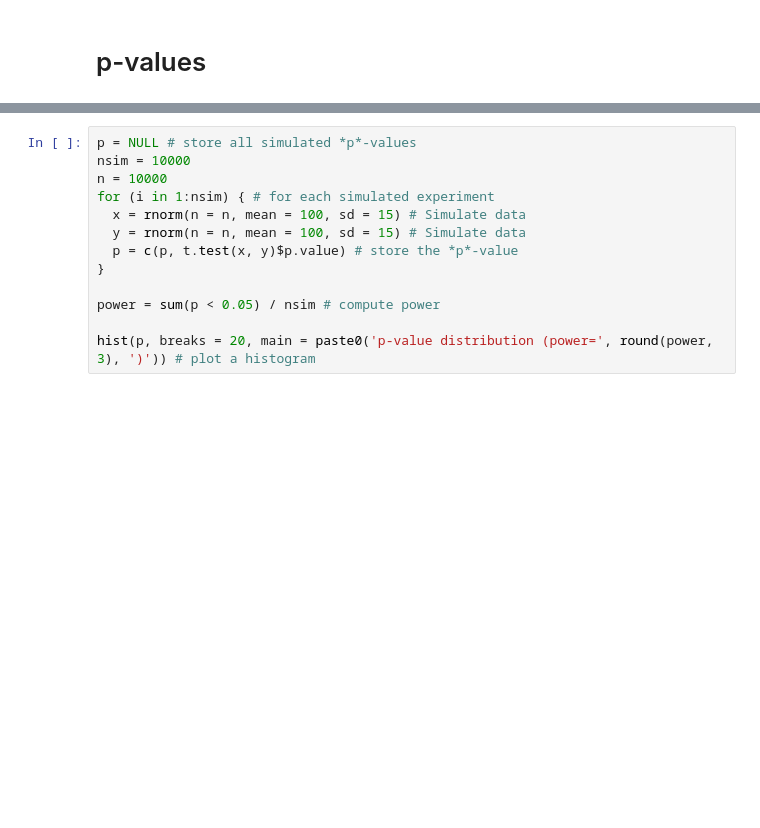
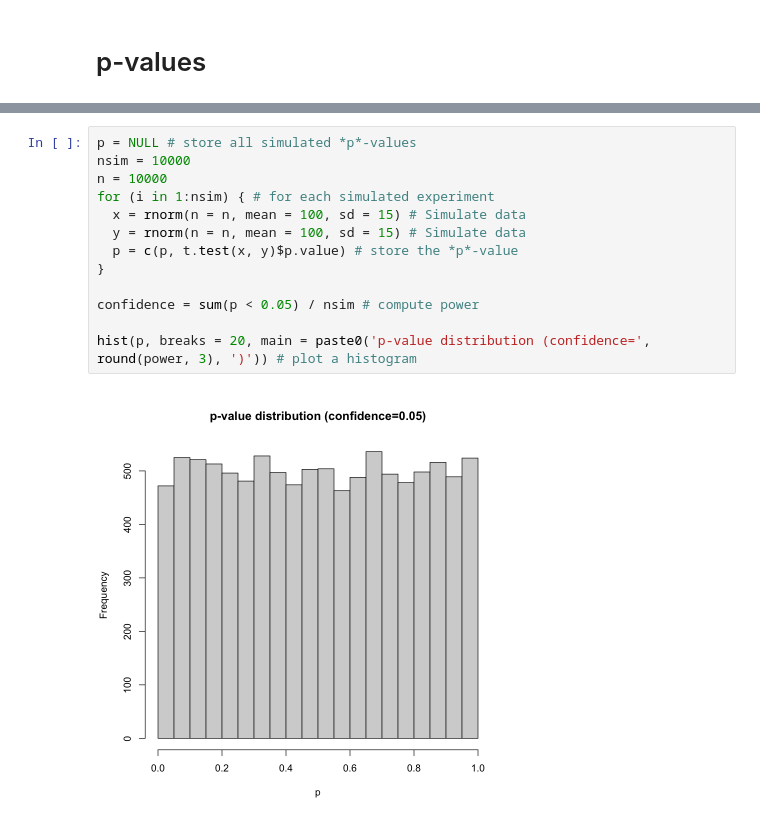
Before and after one commit to sdaza/survey-methods, a Jupyter notebook: code/2023-24/03-freq-inference.ipynb, the cells around one changed output, grey strips where cells are left out. Cells and saved outputs as stored; diff of their text form; blank space fills up the shorter version.

```diff
--- a/code/2023-24/03-freq-inference.ipynb
+++ b/code/2023-24/03-freq-inference.ipynb
@@ -419,13 +419,15 @@ hist(p, breaks = 20, main = paste0('p-value distribution (power=', round(power,
 # %%
 p = NULL # store all simulated *p*-values
 nsim = 10000
 n = 10000
 for (i in 1:nsim) { # for each simulated experiment
   x = rnorm(n = n, mean = 100, sd = 15) # Simulate data
   y = rnorm(n = n, mean = 100, sd = 15) # Simulate data
   p = c(p, t.test(x, y)$p.value) # store the *p*-value
 }
 
-power = sum(p < 0.05) / nsim # compute power
+confidence = sum(p < 0.05) / nsim # compute power
 
-hist(p, breaks = 20, main = paste0('p-value distribution (power=', round(power, 3), ')')) # plot a histogram
+hist(p, breaks = 20, main = paste0('p-value distribution (confidence=', round(power, 3), ')')) # plot a histogram
+# %% [output]
+[figure, added]
```
Also changed, not shown: parts of 1 cell of this notebook, 2 other files.
